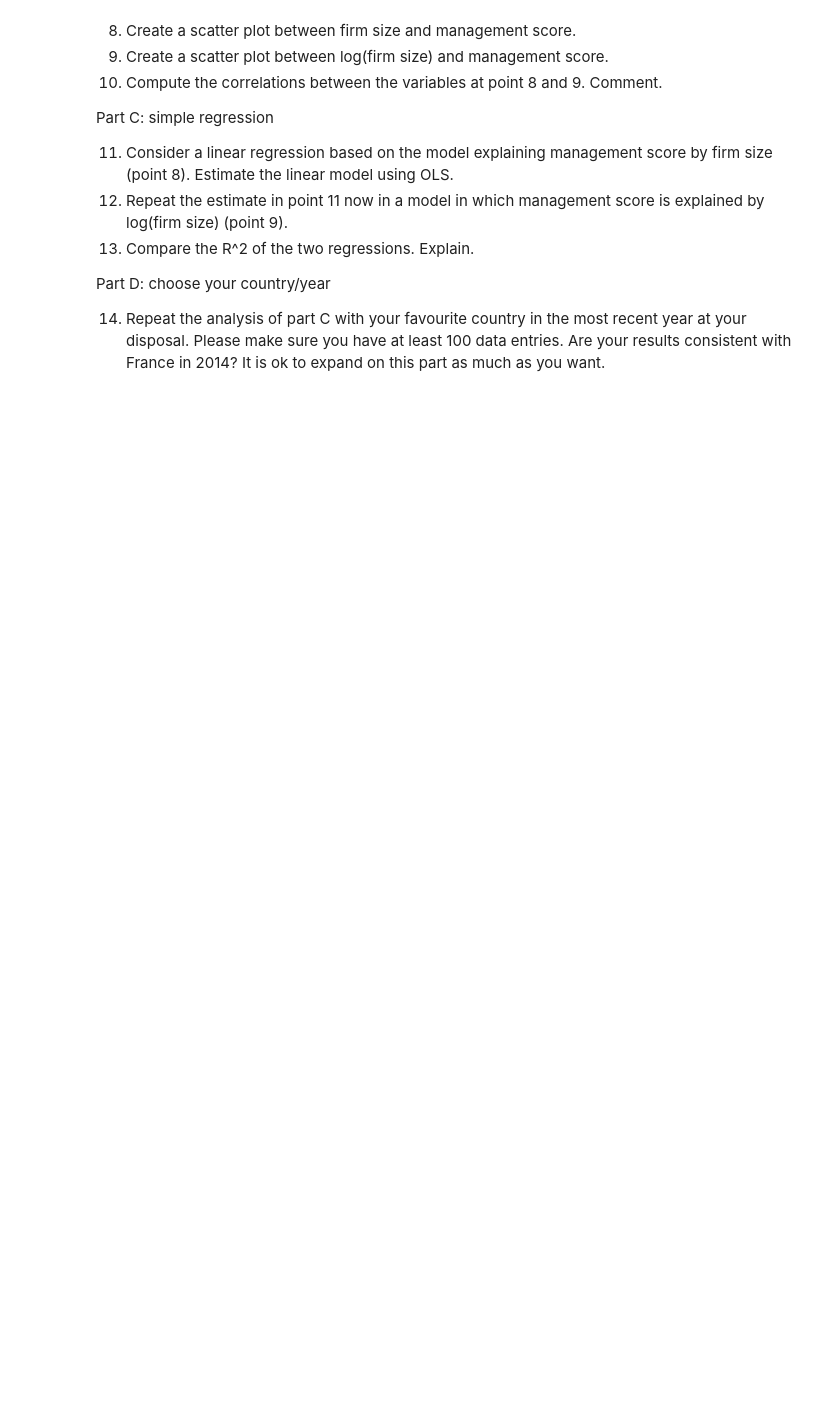
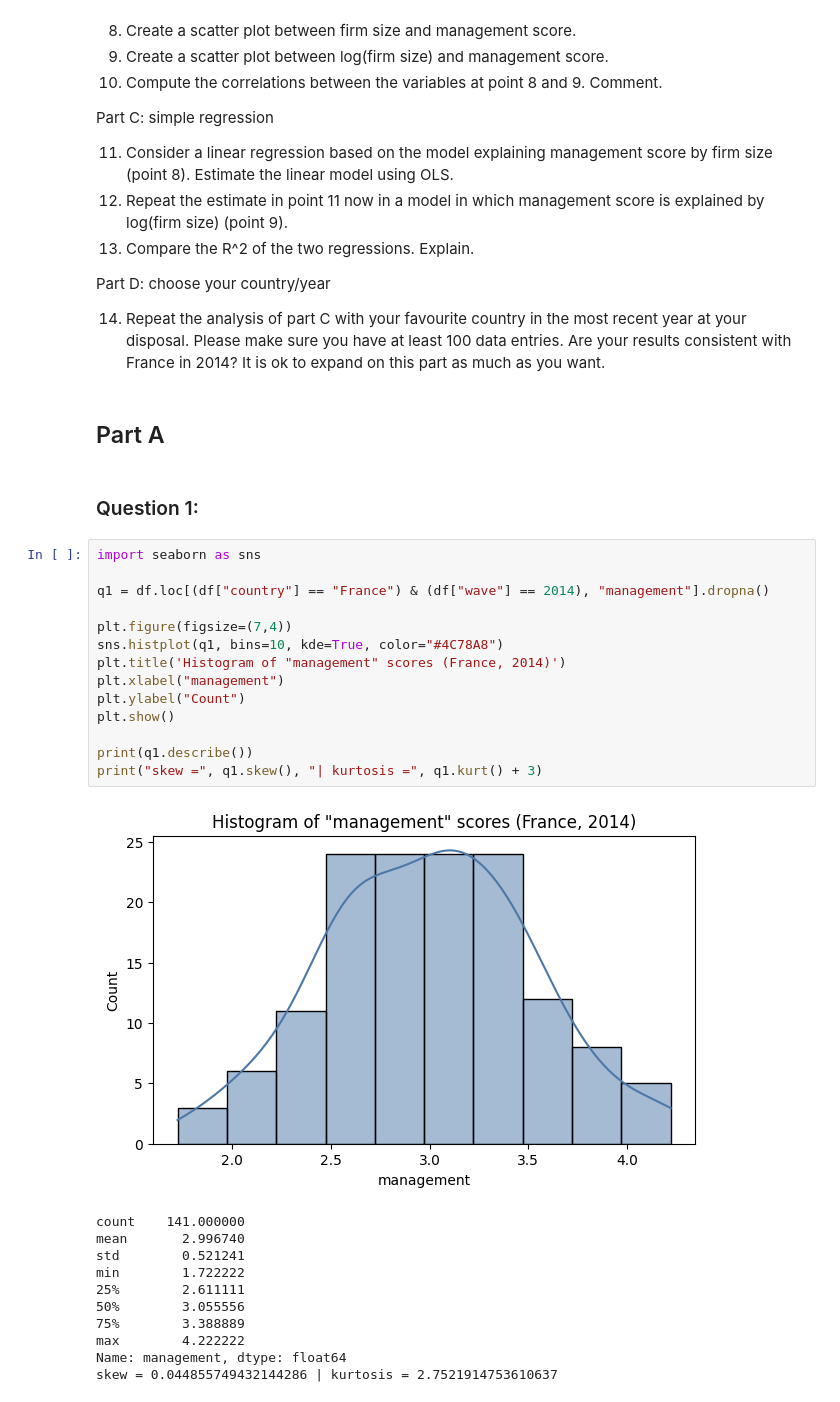
Before and after one commit to GabDestal/Homework_1, a Jupyter notebook: Homework_1.ipynb, the cells around one changed output. Saved outputs shown, nothing was run; the diff lists cells and outputs as text; blank space fills up the shorter version.

```diff
--- a/Homework_1.ipynb
+++ b/Homework_1.ipynb
@@ -119,3 +117,33 @@ Part C: simple regression
 Part D: choose your country/year
 
 14. Repeat the analysis of part C with your favourite country in the most recent year at your disposal. Please make sure you have at least 100 data entries. Are your results consistent with France in 2014? It is ok to expand on this part as much as you want.
+# %% [markdown]
+## Part A
+# %% [markdown]
+### Question 1:
+# %%
+import seaborn as sns
+
+q1 = df.loc[(df["country"] == "France") & (df["wave"] == 2014), "management"].dropna()
+
+plt.figure(figsize=(7,4))
+sns.histplot(q1, bins=10, kde=True, color="#4C78A8")
+plt.title('Histogram of "management" scores (France, 2014)')
+plt.xlabel("management")
+plt.ylabel("Count")
+plt.show()
+
+print(q1.describe())
+print("skew =", q1.skew(), "| kurtosis =", q1.kurt() + 3)
+# %% [output]
+[figure, added]
+count    141.000000
+mean       2.996740
+std        0.521241
+min        1.722222
+25%        2.611111
+50%        3.055556
+75%        3.388889
+max        4.222222
+Name: management, dtype: float64
+skew = 0.044855749432144286 | kurtosis = 2.7521914753610637
```
Also changed, not shown: parts of 6 cells of this notebook.
